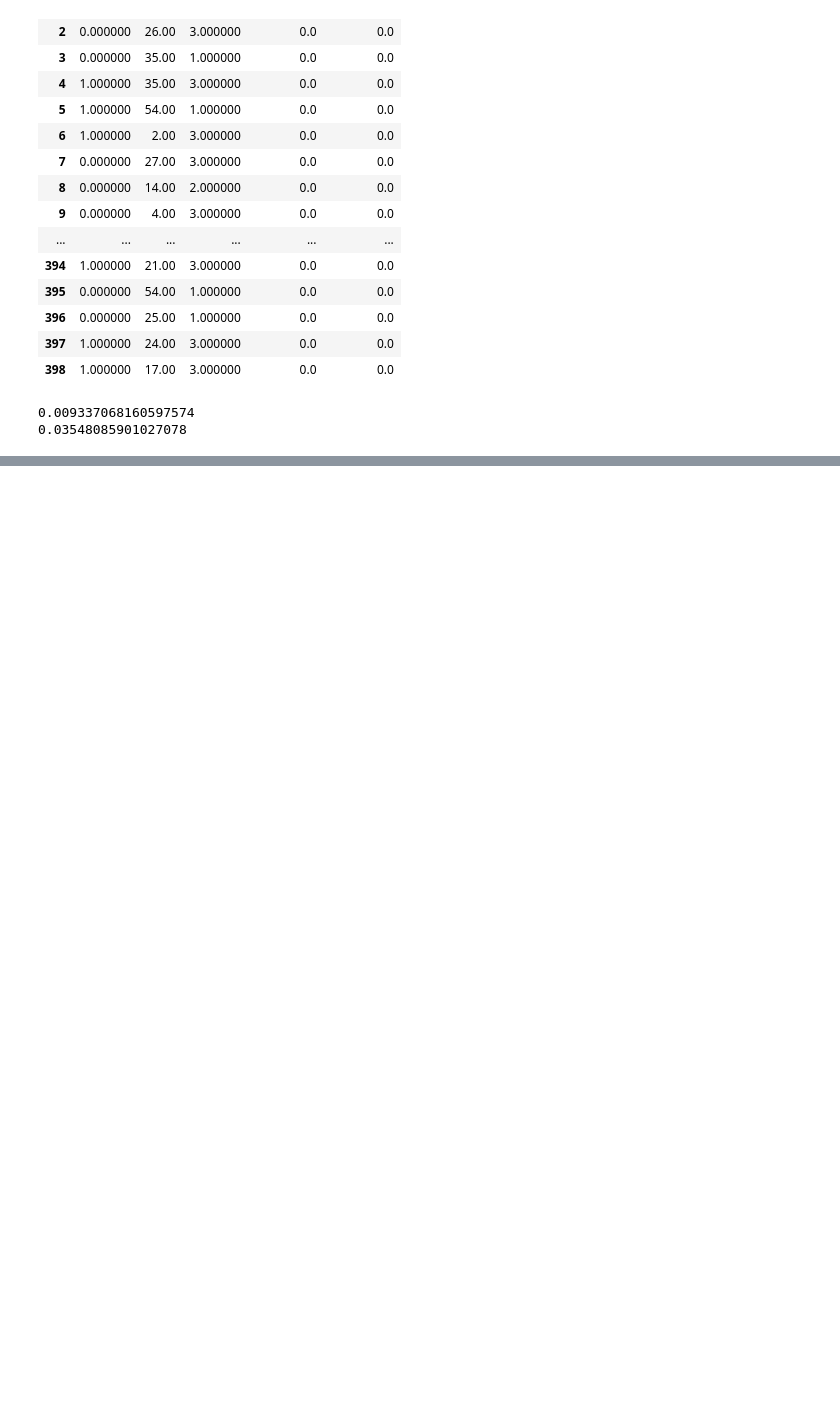
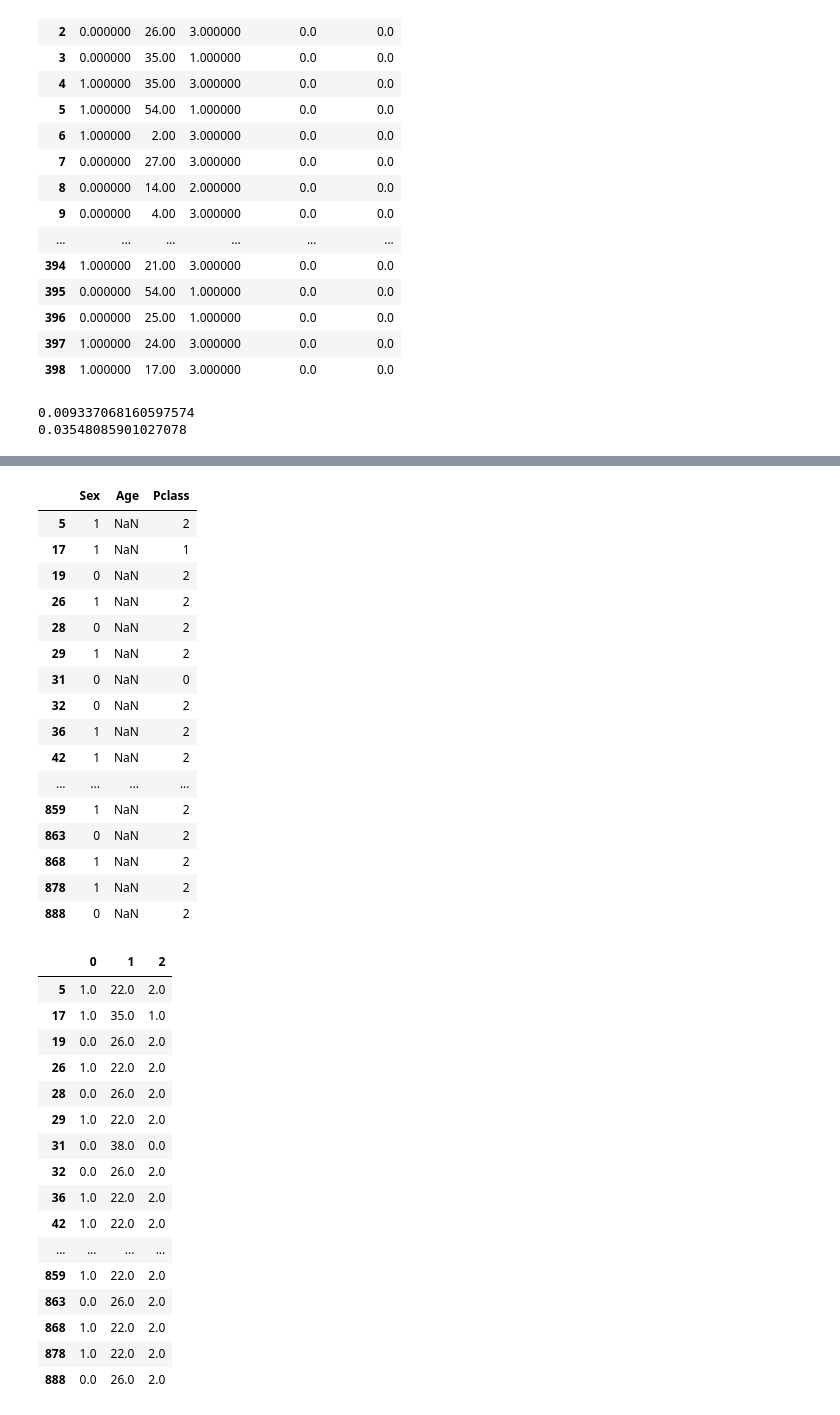
Before and after one commit to menghsin-2021/DA60, a Jupyter notebook: Day38/38 Homework_menghsin.ipynb, the cells around one changed output, grey strips where cells are left out. Cells and saved outputs as stored; diff of their text form; code cells hidden in the pictures; blank space fills up the shorter version.

```diff
--- a/Day38/38 Homework_menghsin.ipynb
+++ b/Day38/38 Homework_menghsin.ipynb
@@ -546,0 +567,60 @@ print(MSE_P)
+# %%
+#ValueError: could not convert string to float: 'Male', sklearn 中的 KNN 只能處理數值型態
+#轉型
+#透過 preprocessing 轉換
+from sklearn import preprocessing
+#下面兩行程式，讓 Male=1, FeMale-0.
+
+le = preprocessing.LabelEncoder()
+df_train['Pclass']=le.fit_transform(df_train['Pclass'])
+
+df_train['Sex']=le.fit_transform(df_train['Sex'])
+
+data=df_train[['Sex','Age','Pclass']]
+# KNN
+#設定用多少鄰居資訊來補值
+value_neighbors=1
+from sklearn.impute import KNNImputer
+#進行 KNN的一些設定
+imputer = KNNImputer(n_neighbors=value_neighbors)
+#把資料放進去，進行補值
+df_filled = pd.DataFrame(imputer.fit_transform(data))
+#只呈現有遺失值的資料
+display(data[missing_index.values==True])
+#只呈現有遺失值的資料-呈現補值的結果
+display(df_filled[missing_index.values==True])
+# %% [output]
+|  | Sex | Age | Pclass |
+| 5 | 1 | NaN | 2 |
+| 17 | 1 | NaN | 1 |
+| 19 | 0 | NaN | 2 |
+| 26 | 1 | NaN | 2 |
+| 28 | 0 | NaN | 2 |
+| 29 | 1 | NaN | 2 |
+| 31 | 0 | NaN | 0 |
+| 32 | 0 | NaN | 2 |
+| 36 | 1 | NaN | 2 |
+| 42 | 1 | NaN | 2 |
+| ... | ... | ... | ... |
+| 859 | 1 | NaN | 2 |
+| 863 | 0 | NaN | 2 |
+| 868 | 1 | NaN | 2 |
+| 878 | 1 | NaN | 2 |
+| 888 | 0 | NaN | 2 |
+|  | 0 | 1 | 2 |
+| 5 | 1.0 | 22.0 | 2.0 |
+| 17 | 1.0 | 35.0 | 1.0 |
+| 19 | 0.0 | 26.0 | 2.0 |
+| 26 | 1.0 | 22.0 | 2.0 |
+| 28 | 0.0 | 26.0 | 2.0 |
+| 29 | 1.0 | 22.0 | 2.0 |
+| 31 | 0.0 | 38.0 | 0.0 |
+| 32 | 0.0 | 26.0 | 2.0 |
+| 36 | 1.0 | 22.0 | 2.0 |
+| 42 | 1.0 | 22.0 | 2.0 |
+| ... | ... | ... | ... |
+| 859 | 1.0 | 22.0 | 2.0 |
+| 863 | 0.0 | 26.0 | 2.0 |
+| 868 | 1.0 | 22.0 | 2.0 |
+| 878 | 1.0 | 22.0 | 2.0 |
+| 888 | 0.0 | 26.0 | 2.0 |
```
Also changed, not shown: parts of 3 cells of this notebook, 2 other files.
